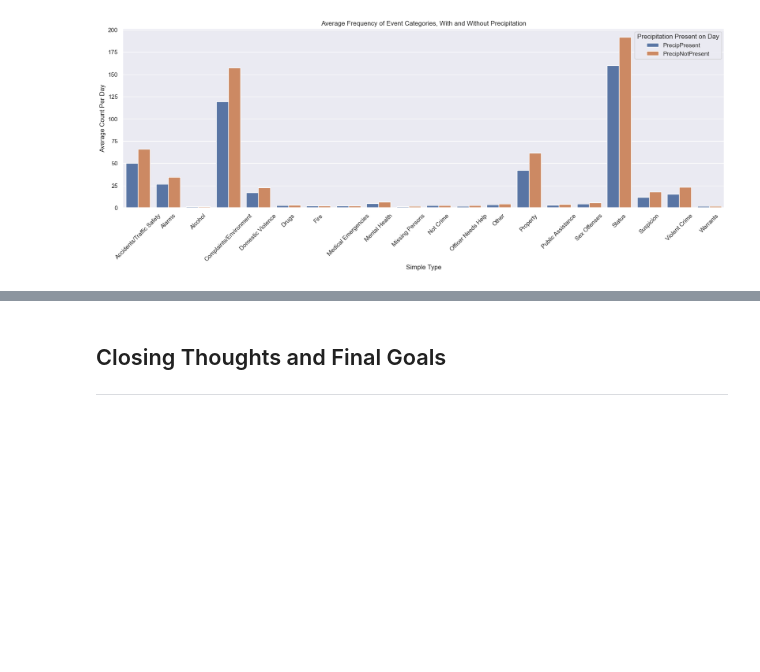
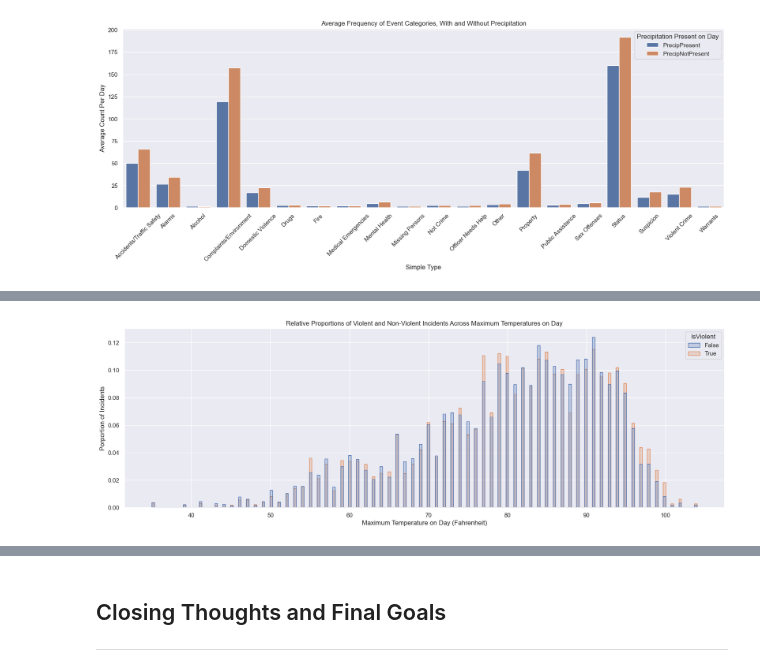
Before and after one commit to outlawhayden/weather-crime, a Jupyter notebook: notebooks/Milestone2.ipynb, the cells around one changed output, grey strips where cells are left out. Cells and saved outputs as stored; diff of their text form; code cells hidden in the pictures; blank space fills up the shorter version.

```diff
--- a/notebooks/Milestone2.ipynb
+++ b/notebooks/Milestone2.ipynb
@@ -1003,0 +921,7 @@ violence_map_below
+# %%
+plt.figure(figsize = (20,6))
+viol_temp_hist = sns.histplot(data = temp_df, x = "TimeMaxTemp", hue = "IsViolent",
+                              stat = "density", multiple = "layer", common_norm = False, element = "step")
+viol_temp_hist.set(xlabel = "Maximum Temperature on Day (Fahrenheit)", ylabel = "Porportion of Incidents", title = "Relative Proportions of Violent and Non-Violent Incidents Across Maximum Temperatures on Day");
+# %% [output]
+[figure, added]
```
Also changed, not shown: parts of 100 cells of this notebook, 3 other files.
